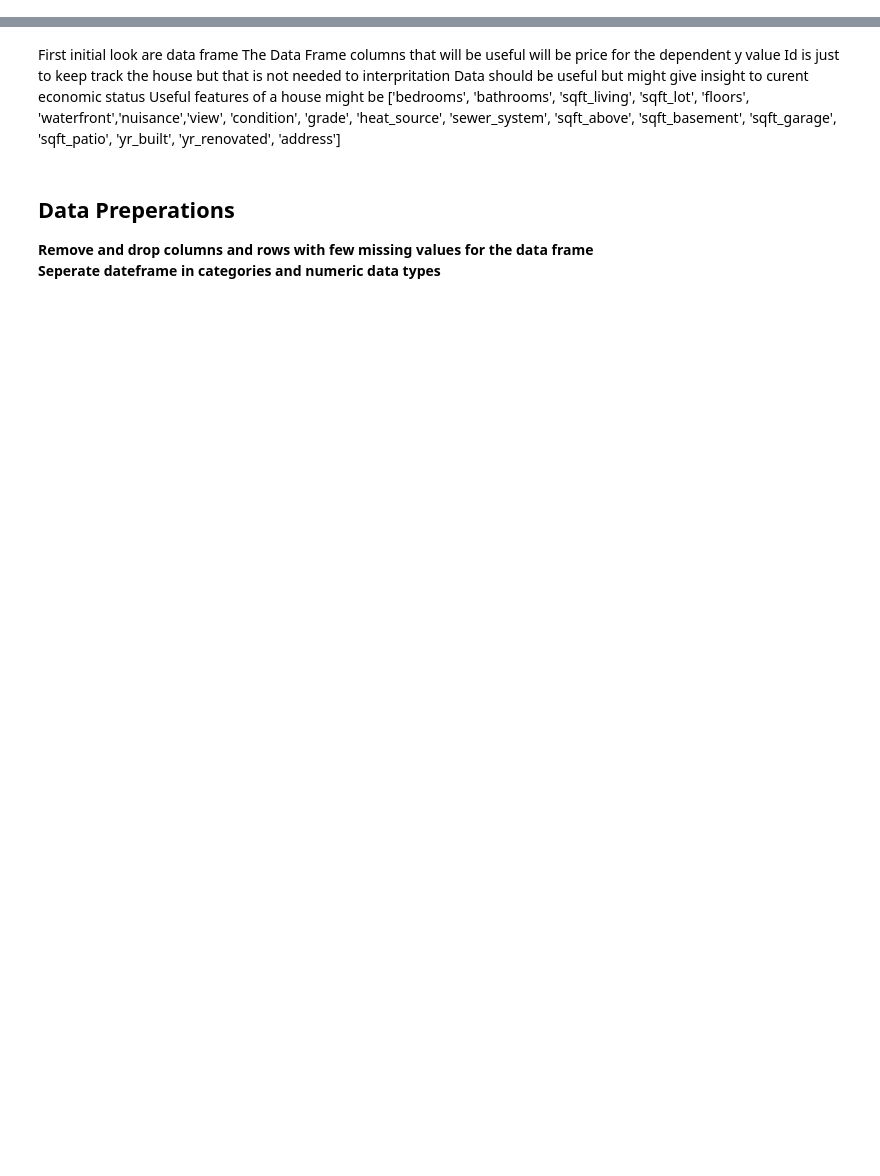
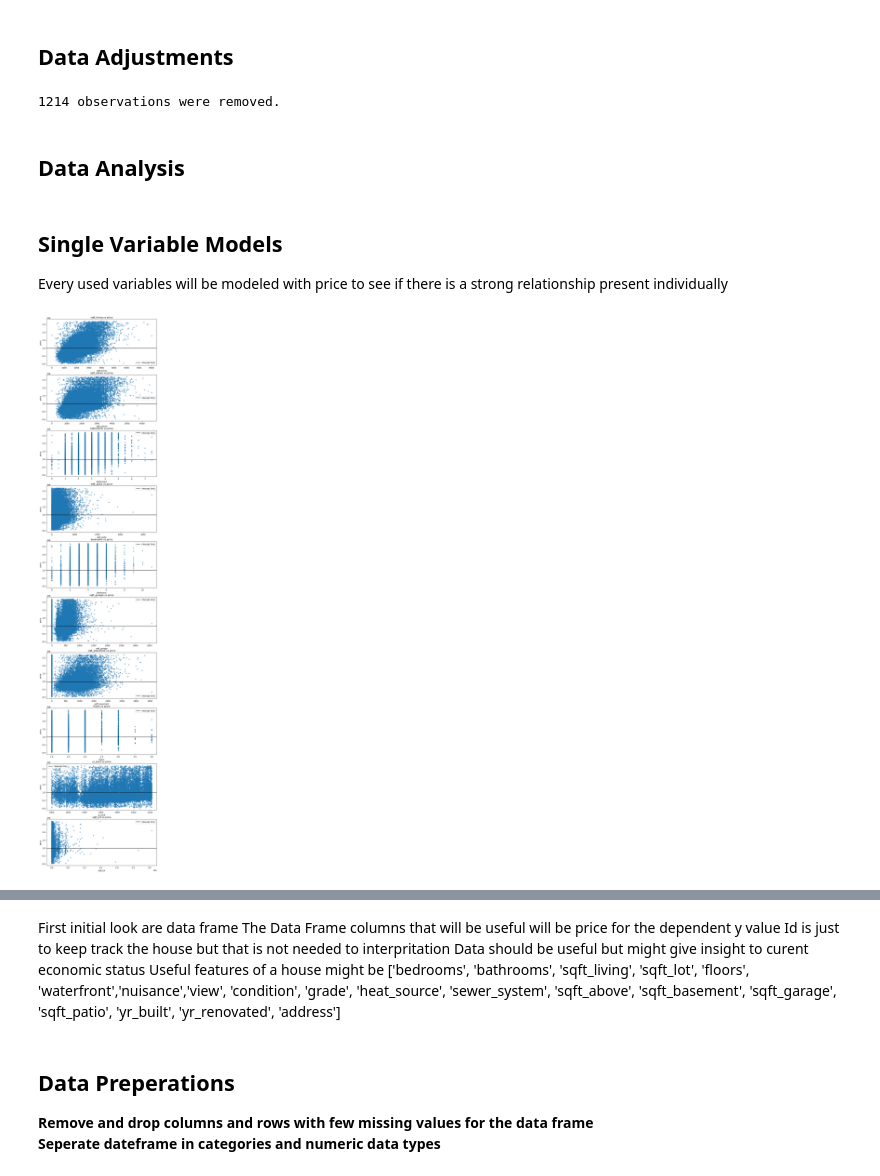
Before and after one commit to Tommyphung1/King-County-Feature-Regression, a Jupyter notebook: notebook.ipynb, the cells around one changed output, grey strips where cells are left out. Drawn from its saved outputs; the diff is of its cells as text; code cells hidden in the pictures; blank space fills up the shorter version.

Commit message:
Added more preperation functions, simple models

```diff
--- a/notebook.ipynb
+++ b/notebook.ipynb
@@ -5,0 +69,6 @@ df = pd.read_csv('dsc-phase-2-project-v2-5-main/data/kc_house_data.csv')
+# %%
+helpers.de.look_columns(df, ['heat_source', 'sewer_system'])
+df_cleaned = helpers.dp.check_and_drop(df)
+used_columns = ['sqft_living','sqft_above', 'bathrooms', 'sqft_patio', 'bedrooms'
+                , 'sqft_garage', 'sqft_basement', 'floors','yr_built', 'sqft_lot']
+#df_subset = df_cleaned[used_columns]
@@ -5,0 +113,12 @@ df = pd.read_csv('dsc-phase-2-project-v2-5-main/data/kc_house_data.csv')
+# %% [markdown]
+## Data Adjustments
+# %%
+df_prepped = helpers.dp.outliers_remove(df_cleaned,'price')
+# %% [output]
+1214 observations were removed.
+# %% [markdown]
+## Data Analysis
+# %% [markdown]
+## Single Variable Models
+
+Every used variables will be modeled with price to see if there is a strong relationship present individually
@@ -5,0 +132,13 @@ df = pd.read_csv('dsc-phase-2-project-v2-5-main/data/kc_house_data.csv')
+# %%
+index = 0
+models = {}
+fig, ax = plt.subplots(len(used_columns), figsize = (10,50))
+for column in used_columns:
+    df_prepped.plot.scatter(column, 'price', ax = ax[index], alpha = .5)
+    ax[index].axhline(df_prepped['price'].mean(), c = 'black', label = 'Intecept Only' )
+    ax[index].legend()
+
+    ax[index].set_title('{} vs {}'.format(column, 'price'))
+    index += 1
+# %% [output]
+[figure, added]
```
Also changed, not shown: parts of 15 cells of this notebook, 3 other files.
